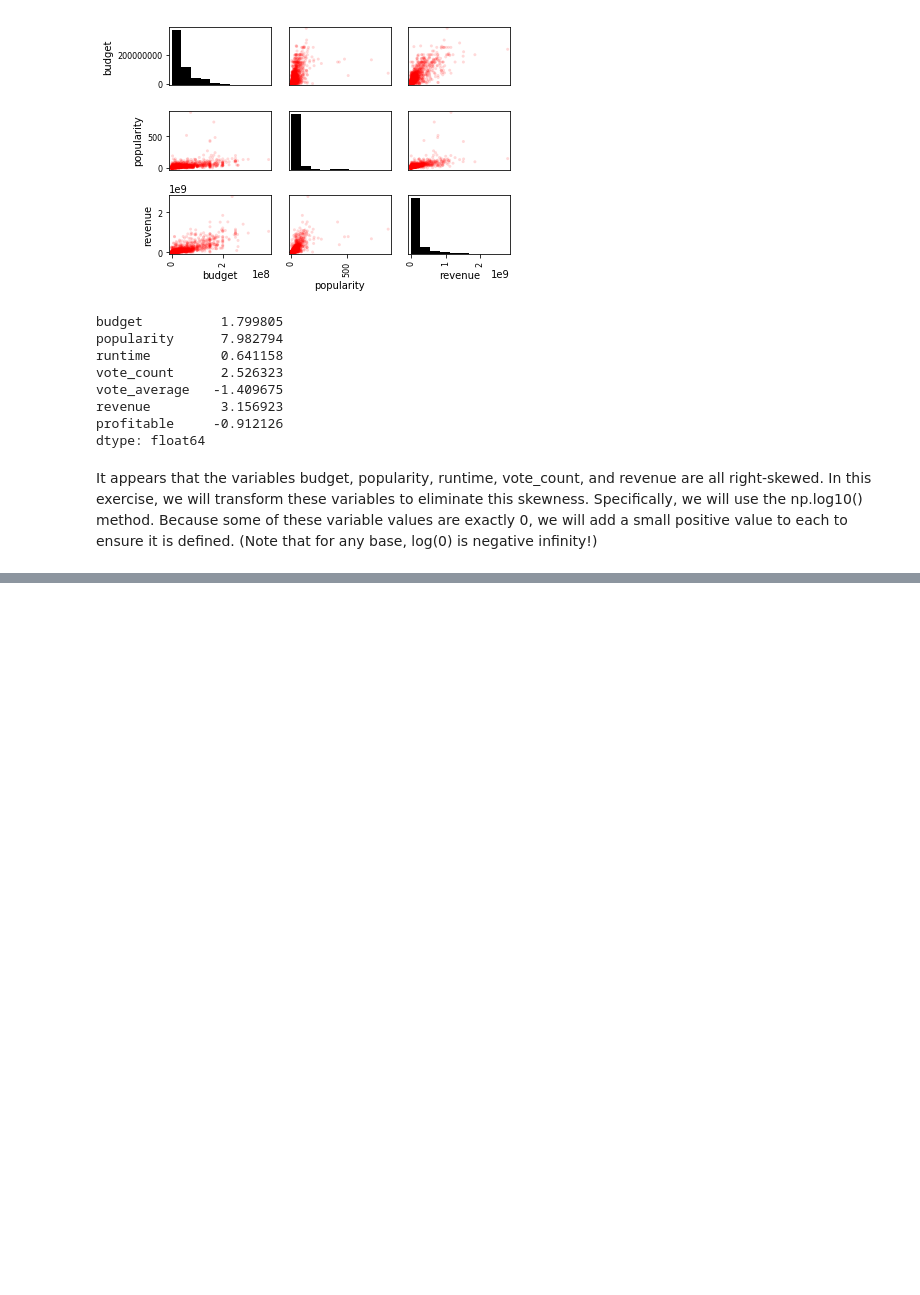
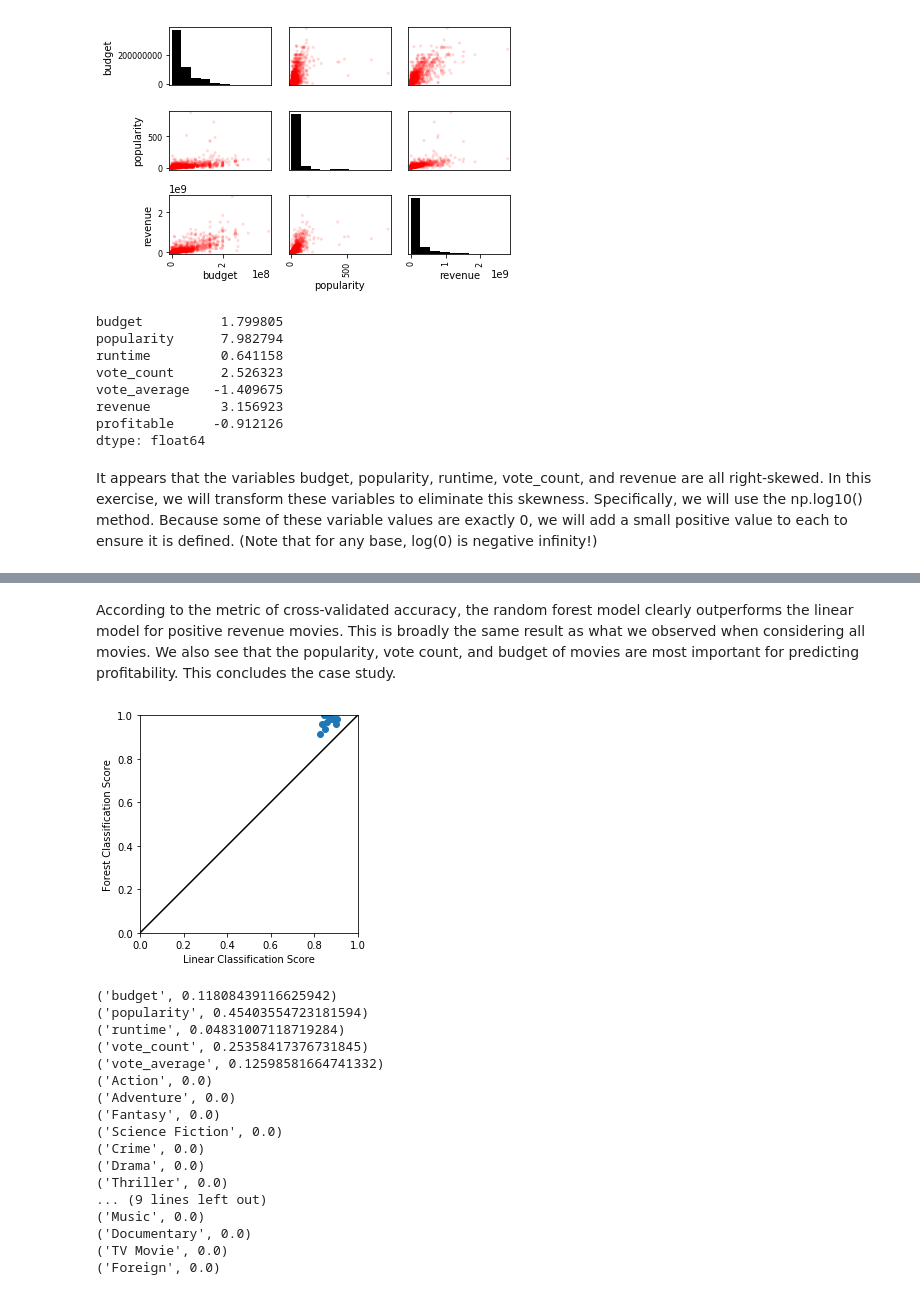
Before and after one commit to eman-1111/Python-for-Research, a Jupyter notebook: case9_TheMovieDatabaseTMDb/Movie Database.ipynb, the cells around one changed output, grey strips where cells are left out. Saved outputs shown, nothing was run; the diff lists cells and outputs as text; code cells hidden in the pictures; blank space fills up the shorter version.

```diff
--- a/case9_TheMovieDatabaseTMDb/Movie Database.ipynb
+++ b/case9_TheMovieDatabaseTMDb/Movie Database.ipynb
@@ -133,0 +243,39 @@ df.head()
+# %% [markdown]
+According to the metric of cross-validated accuracy, the random forest model clearly outperforms the linear model for positive revenue movies. This is broadly the same result as what we observed when considering all movies. We also see that the popularity, vote count, and budget of movies are most important for predicting profitability. This concludes the case study.
+# %%
+
+# Plot Results
+plt.axes().set_aspect('equal', 'box')
+plt.scatter(logistic_regression_scores, forest_classification_scores)
+plt.plot((0, 1), (0, 1), 'k-')
+
+plt.xlim(0, 1)
+plt.ylim(0, 1)
+plt.xlabel("Linear Classification Score")
+plt.ylabel("Forest Classification Score")
+
+plt.show()
+
+# Print the importance of each covariate in the random forest classification.
+forest_classifier.fit(positive_revenue_df[all_covariates], classification_outcome)
+for row in zip(all_covariates, forest_classifier.feature_importances_,):
+    print(row)
+# %% [output]
+[figure, added]
+('budget', 0.11808439116625942)
+('popularity', 0.45403554723181594)
+('runtime', 0.04831007118719284)
+('vote_count', 0.25358417376731845)
+('vote_average', 0.12598581664741332)
+('Action', 0.0)
+('Adventure', 0.0)
+('Fantasy', 0.0)
+('Science Fiction', 0.0)
+('Crime', 0.0)
+('Drama', 0.0)
+('Thriller', 0.0)
+... (9 lines left out)
+('Music', 0.0)
+('Documentary', 0.0)
+('TV Movie', 0.0)
+('Foreign', 0.0)
```
Also changed, not shown: parts of 14 cells of this notebook.
